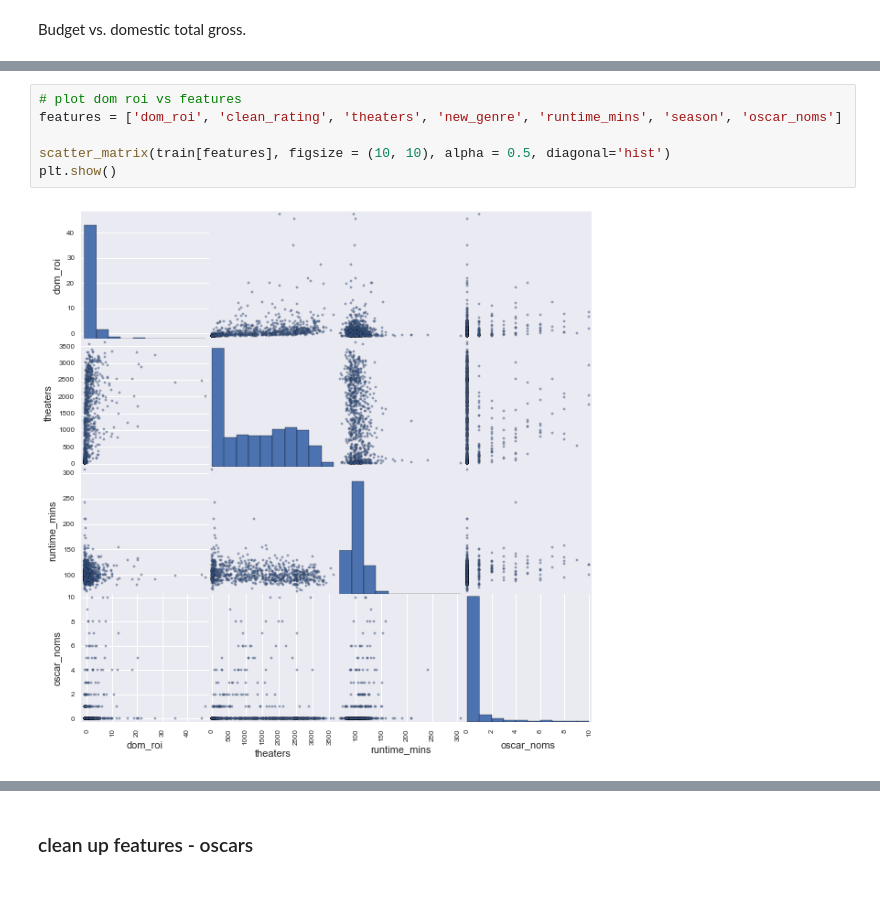
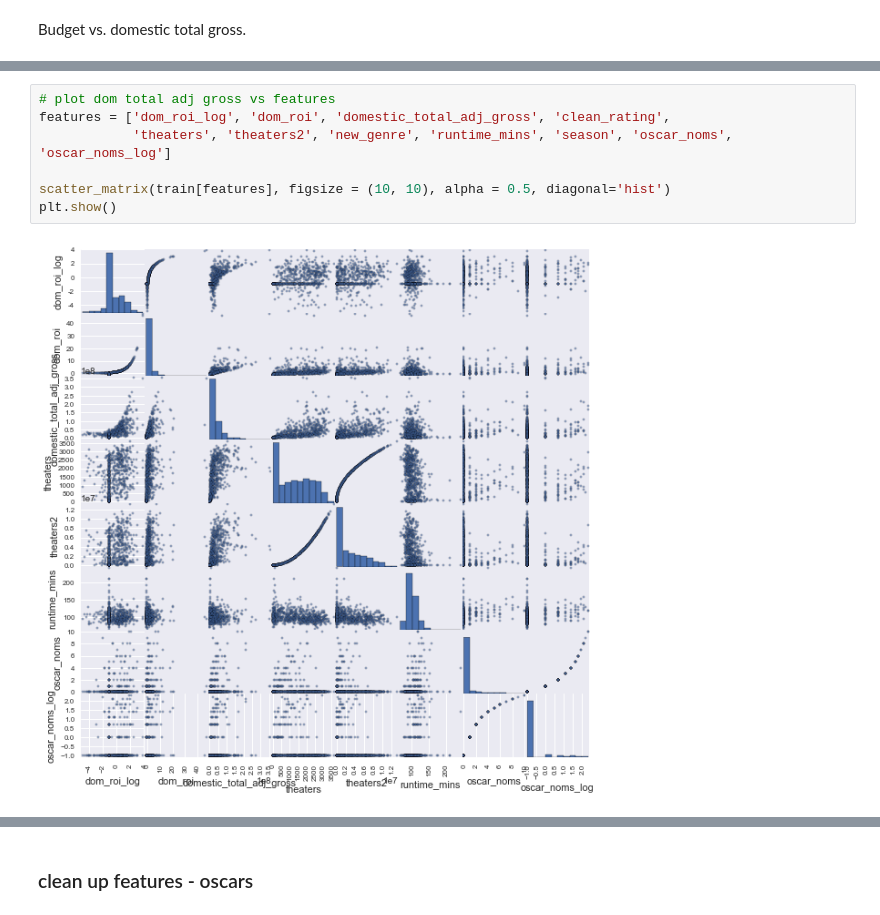
Before and after one commit to dianalam/movie-predictor, a Jupyter notebook: luther-analysis.ipynb, the cells around one changed output, grey strips where cells are left out. Saved outputs shown, nothing was run; the diff lists cells and outputs as text.

```diff
--- a/luther-analysis.ipynb
+++ b/luther-analysis.ipynb
@@ -335,9 +324,10 @@ plot_continuous('theaters2', 'dom_total_gross', newer_movies)
 # %%
-# plot dom roi vs features
-features = ['dom_roi', 'clean_rating', 'theaters', 'new_genre', 'runtime_mins', 'season', 'oscar_noms']
+# plot dom total adj gross vs features
+features = ['dom_roi_log', 'dom_roi', 'domestic_total_adj_gross', 'clean_rating',
+            'theaters', 'theaters2', 'new_genre', 'runtime_mins', 'season', 'oscar_noms', 'oscar_noms_log']
 
 scatter_matrix(train[features], figsize = (10, 10), alpha = 0.5, diagonal='hist')
 plt.show()
 # %% [output]
-[figure, old version]
+[figure, new version]
 # %%
```
Also changed, not shown: parts of 85 cells of this notebook.
